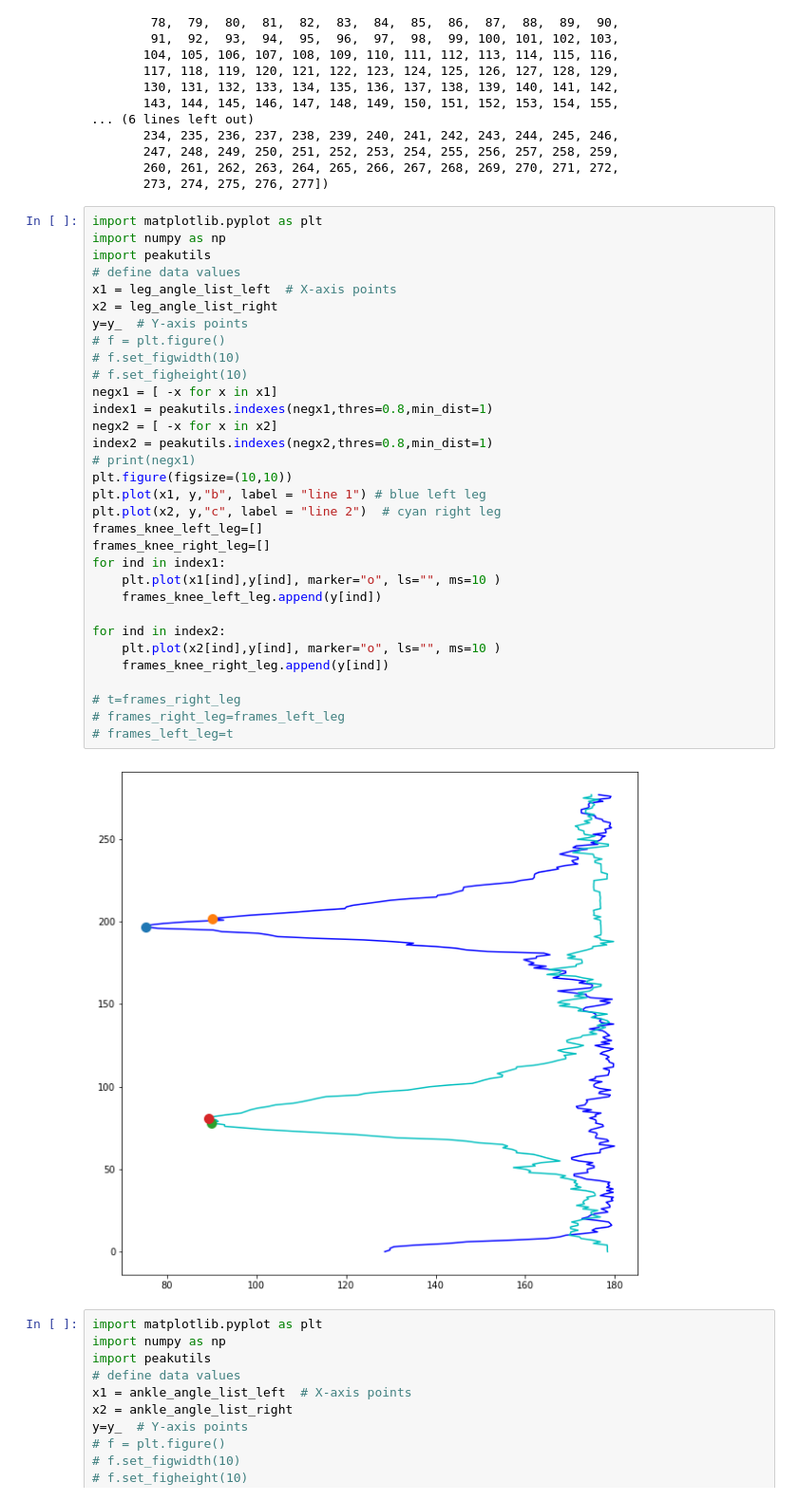
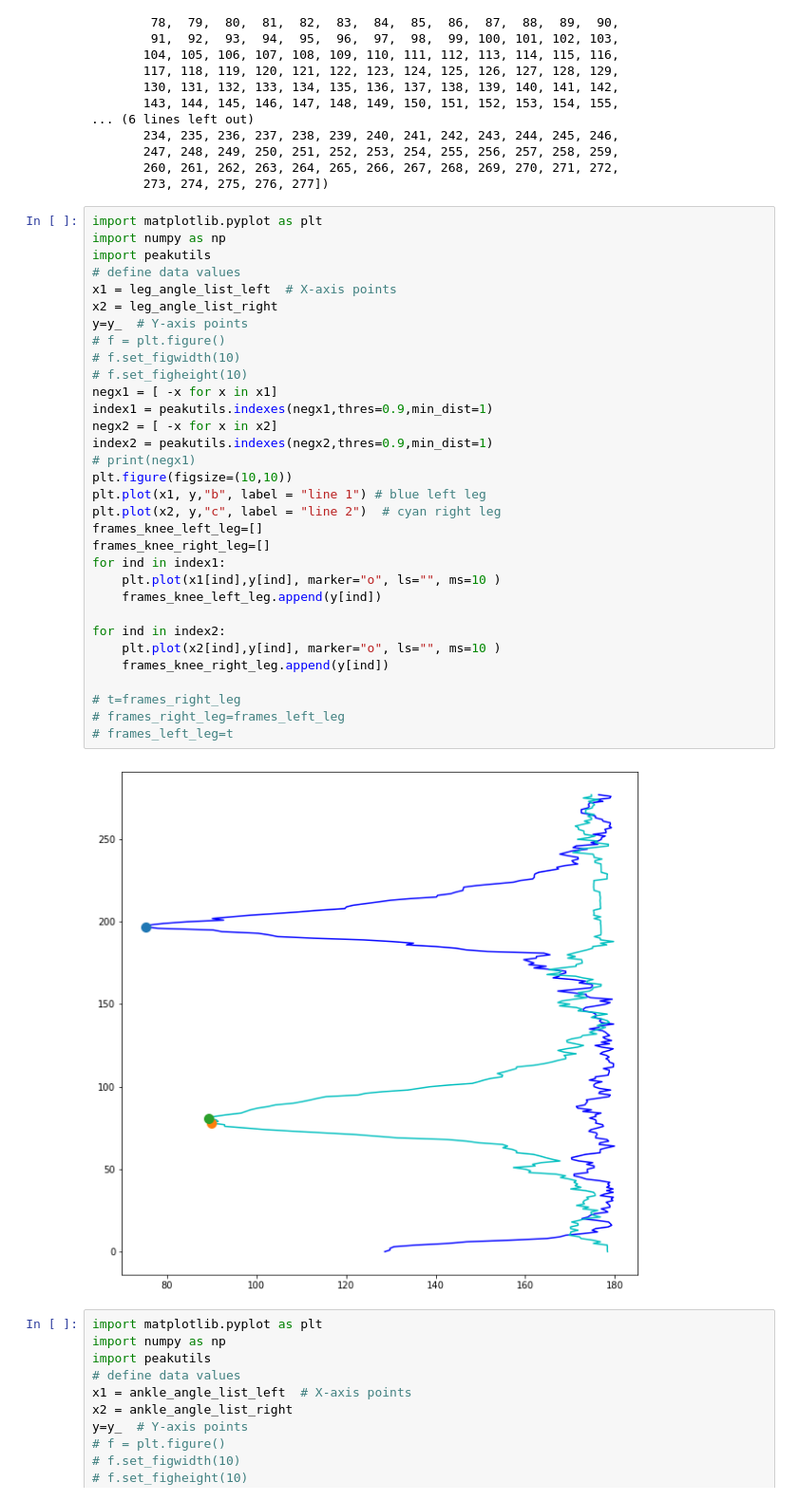
Before and after one commit to batking24/OpenPose-for-2D-Gait-Analysis, a Jupyter notebook: openpose/codes_gpt/angel_test_single_gait.ipynb, the cells around one changed output. Shown at 95% size. Drawn from its saved outputs; the diff is of its cells as text.

```diff
--- a/openpose/codes/angel_test_single_gait_outputcopy.ipynb
+++ b/openpose/codes_gpt/angel_test_single_gait.ipynb
@@ -144,36 +144,36 @@ array([  0,   1,   2,   3,   4,   5,   6,   7,   8,   9,  10,  11,  12,
 import matplotlib.pyplot as plt
 import numpy as np
 import peakutils
 # define data values
 x1 = leg_angle_list_left  # X-axis points
 x2 = leg_angle_list_right
 y=y_  # Y-axis points
 # f = plt.figure()
 # f.set_figwidth(10)
 # f.set_figheight(10)
 negx1 = [ -x for x in x1]
-index1 = peakutils.indexes(negx1,thres=0.8,min_dist=1)
+index1 = peakutils.indexes(negx1,thres=0.9,min_dist=1)
 negx2 = [ -x for x in x2]
-index2 = peakutils.indexes(negx2,thres=0.8,min_dist=1)
+index2 = peakutils.indexes(negx2,thres=0.9,min_dist=1)
 # print(negx1)
 plt.figure(figsize=(10,10))
 plt.plot(x1, y,"b", label = "line 1") # blue left leg
 plt.plot(x2, y,"c", label = "line 2")  # cyan right leg
 frames_knee_left_leg=[]
 frames_knee_right_leg=[]
 for ind in index1:
     plt.plot(x1[ind],y[ind], marker="o", ls="", ms=10 )
     frames_knee_left_leg.append(y[ind])
 
 for ind in index2:
     plt.plot(x2[ind],y[ind], marker="o", ls="", ms=10 )
     frames_knee_right_leg.append(y[ind])
 
 # t=frames_right_leg
 # frames_right_leg=frames_left_leg
 # frames_left_leg=t
 # %% [output]
-[figure, old version]
+[figure, new version]
 # %%
 import matplotlib.pyplot as plt
 import numpy as np
```
Also changed, not shown: parts of 47 cells of this notebook, 5 other files.
